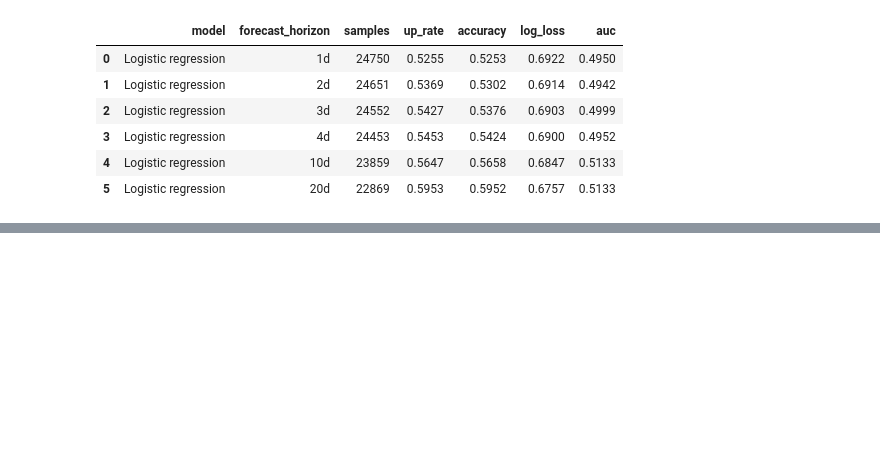
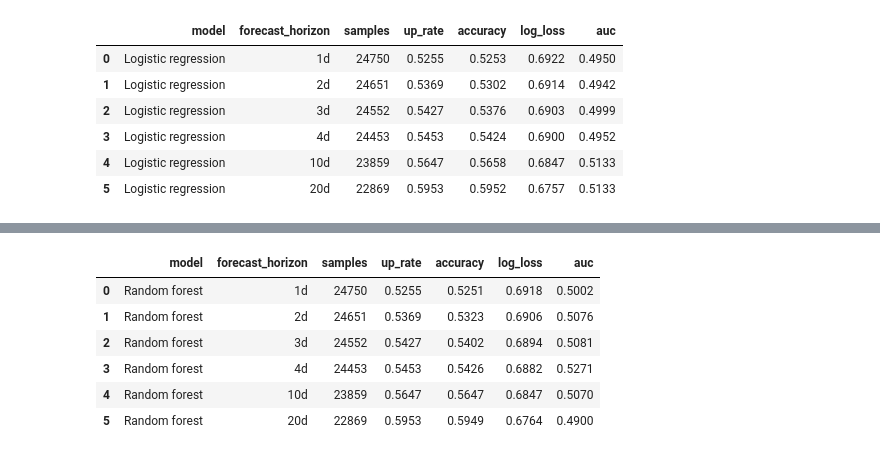
Before and after one commit to iamdavidjackson/financial-bot, a Jupyter notebook: backend/notebooks/02_model_baselines.ipynb, the cells around one changed output, grey strips where cells are left out. Drawn from its saved outputs; the diff is of its cells as text; code cells hidden in the pictures; blank space fills up the shorter version.

```diff
--- a/backend/notebooks/02_model_baselines.ipynb
+++ b/backend/notebooks/02_model_baselines.ipynb
@@ -465,0 +470,64 @@ logistic_results_by_horizon.sort_values('forecast_horizon').reset_index(drop=Tru
+# %%
+def get_random_forest_results(X_train, y_train, X_test, y_test, forecast_horizon):
+    random_forest_model = RandomForestClassifier(
+        n_estimators=300,
+        max_depth=8,
+        min_samples_leaf=30,
+        random_state=42,
+        n_jobs=-1,
+    )
+    random_forest_model.fit(X_train, y_train)
+
+    y_prob = random_forest_model.predict_proba(X_test)[:, 1]
+    y_pred = (y_prob >= 0.5).astype(int)
+
+    random_forest_results = pd.DataFrame([
+        {
+            'model': 'Random forest',
+            'forecast_horizon': f'{forecast_horizon}d',
+            'samples': len(y_test),
+            'up_rate': y_test.mean(),
+            'accuracy': accuracy_score(y_test, y_pred),
+            'log_loss': log_loss(y_test, y_prob, labels=[0, 1]),
+            'auc': roc_auc_score(y_test, y_prob),
+        },
+    ])
+
+    random_forest_results[metric_cols] = random_forest_results[metric_cols].round(4)
+    return random_forest_model, random_forest_results
+
+
+random_forest_1d_model, random_forest_1d_results = get_random_forest_results(X_train, y_train, X_test, y_test, 1)
+random_forest_2d_model, random_forest_2d_results = get_random_forest_results(X_train_2d, y_train_2d, X_test_2d, y_test_2d, 2)
+random_forest_3d_model, random_forest_3d_results = get_random_forest_results(X_train_3d, y_train_3d, X_test_3d, y_test_3d, 3)
+random_forest_4d_model, random_forest_4d_results = get_random_forest_results(X_train_4d, y_train_4d, X_test_4d, y_test_4d, 4)
+random_forest_10d_model, random_forest_10d_results = get_random_forest_results(X_train_10d, y_train_10d, X_test_10d, y_test_10d, 10)
+random_forest_20d_model, random_forest_20d_results = get_random_forest_results(X_train_20d, y_train_20d, X_test_20d, y_test_20d, 20)
+
+random_forest_results_by_horizon = pd.concat(
+    [
+        random_forest_1d_results,
+        random_forest_2d_results,
+        random_forest_3d_results,
+        random_forest_4d_results,
+        random_forest_10d_results,
+        random_forest_20d_results,
+    ],
+    ignore_index=True,
+)
+
+random_forest_results_by_horizon['forecast_horizon'] = pd.Categorical(
+    random_forest_results_by_horizon['forecast_horizon'],
+    categories=horizon_order,
+    ordered=True,
+)
+
+random_forest_results_by_horizon.sort_values('forecast_horizon').reset_index(drop=True)
+# %% [output]
+|  | model | forecast_horizon | samples | up_rate | accuracy | log_loss | auc |
+| 0 | Random forest | 1d | 24750 | 0.5255 | 0.5251 | 0.6918 | 0.5002 |
+| 1 | Random forest | 2d | 24651 | 0.5369 | 0.5323 | 0.6906 | 0.5076 |
+| 2 | Random forest | 3d | 24552 | 0.5427 | 0.5402 | 0.6894 | 0.5081 |
+| 3 | Random forest | 4d | 24453 | 0.5453 | 0.5426 | 0.6882 | 0.5271 |
+| 4 | Random forest | 10d | 23859 | 0.5647 | 0.5647 | 0.6847 | 0.5070 |
+| 5 | Random forest | 20d | 22869 | 0.5953 | 0.5949 | 0.6764 | 0.4900 |
```
Also changed, not shown: parts of 5 cells of this notebook.
